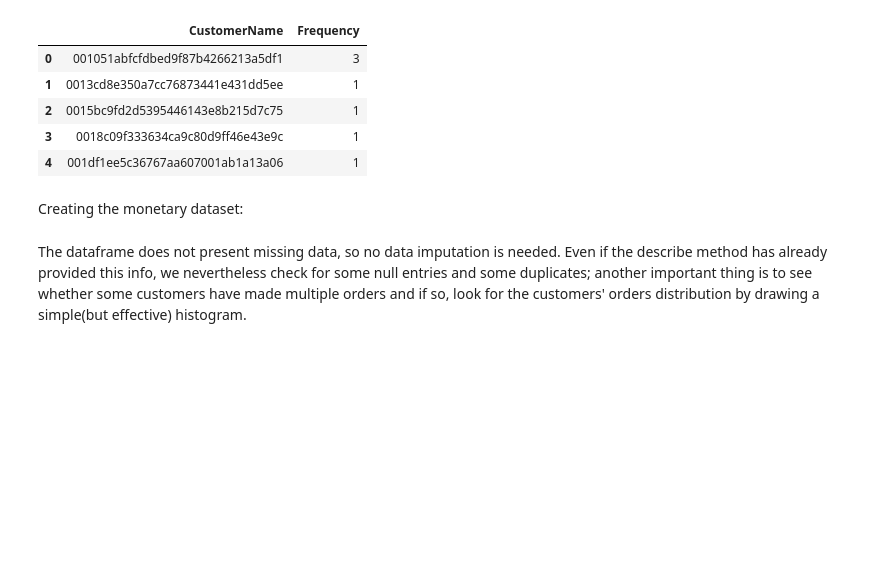
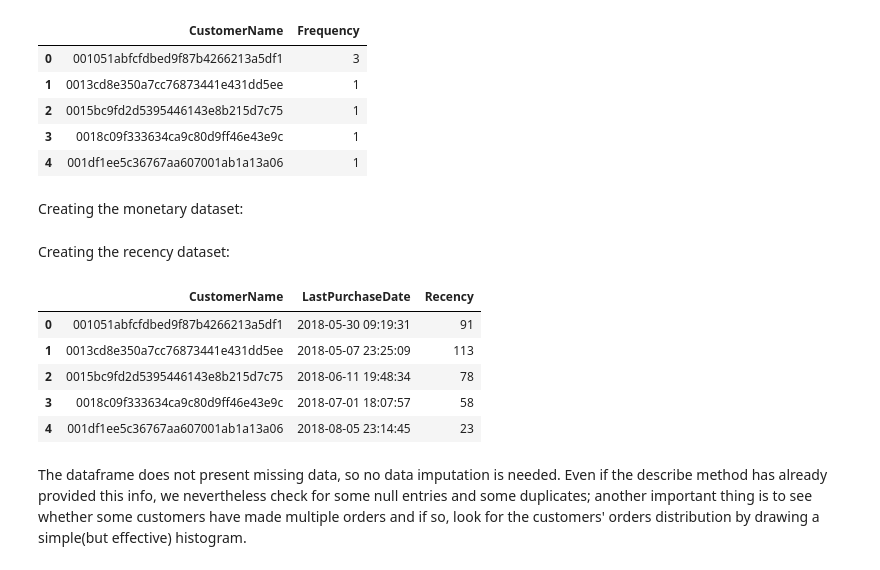
Before and after one commit to Matcar02/AI-ML-Customer-segmentation, a Jupyter notebook: ProjectAI.ipynb, the cells around one changed output. Cells and saved outputs as stored; diff of their text form; code cells hidden in the pictures; blank space fills up the shorter version.

```diff
--- a/ProjectAI.ipynb
+++ b/ProjectAI.ipynb
@@ -77,6 +65,24 @@ frequency_df.head()
 Creating the monetary dataset:
 # %%
 #code here
+# %% [markdown]
+Creating the recency dataset:
+# %%
+df['order_purchase_timestamp'] = pd.to_datetime(df['order_purchase_timestamp'])
+df_recency = df.groupby(by='customer_id',
+                        as_index=False)['order_purchase_timestamp'].max()
+df_recency.columns = ['CustomerName', 'LastPurchaseDate']
+recent_date = df_recency['LastPurchaseDate'].max()
+df_recency['Recency'] = df_recency['LastPurchaseDate'].apply(
+    lambda x: (recent_date - x).days)
+df_recency.head()
+# %% [output]
+|  | CustomerName | LastPurchaseDate | Recency |
+| 0 | 001051abfcfdbed9f87b4266213a5df1 | 2018-05-30 09:19:31 | 91 |
+| 1 | 0013cd8e350a7cc76873441e431dd5ee | 2018-05-07 23:25:09 | 113 |
+| 2 | 0015bc9fd2d5395446143e8b215d7c75 | 2018-06-11 19:48:34 | 78 |
+| 3 | 0018c09f333634ca9c80d9ff46e43e9c | 2018-07-01 18:07:57 | 58 |
+| 4 | 001df1ee5c36767aa607001ab1a13a06 | 2018-08-05 23:14:45 | 23 |
 # %% [markdown]
 The dataframe does not present missing data, so no data imputation is needed. Even if the describe method has already provided this info, we nevertheless check for some null entries and some duplicates; another important thing is to see whether some customers have made multiple orders and if so, look for the customers' orders distribution by drawing a simple(but effective) histogram.
 # %%
```
Also changed, not shown: parts of 1 cell of this notebook.
